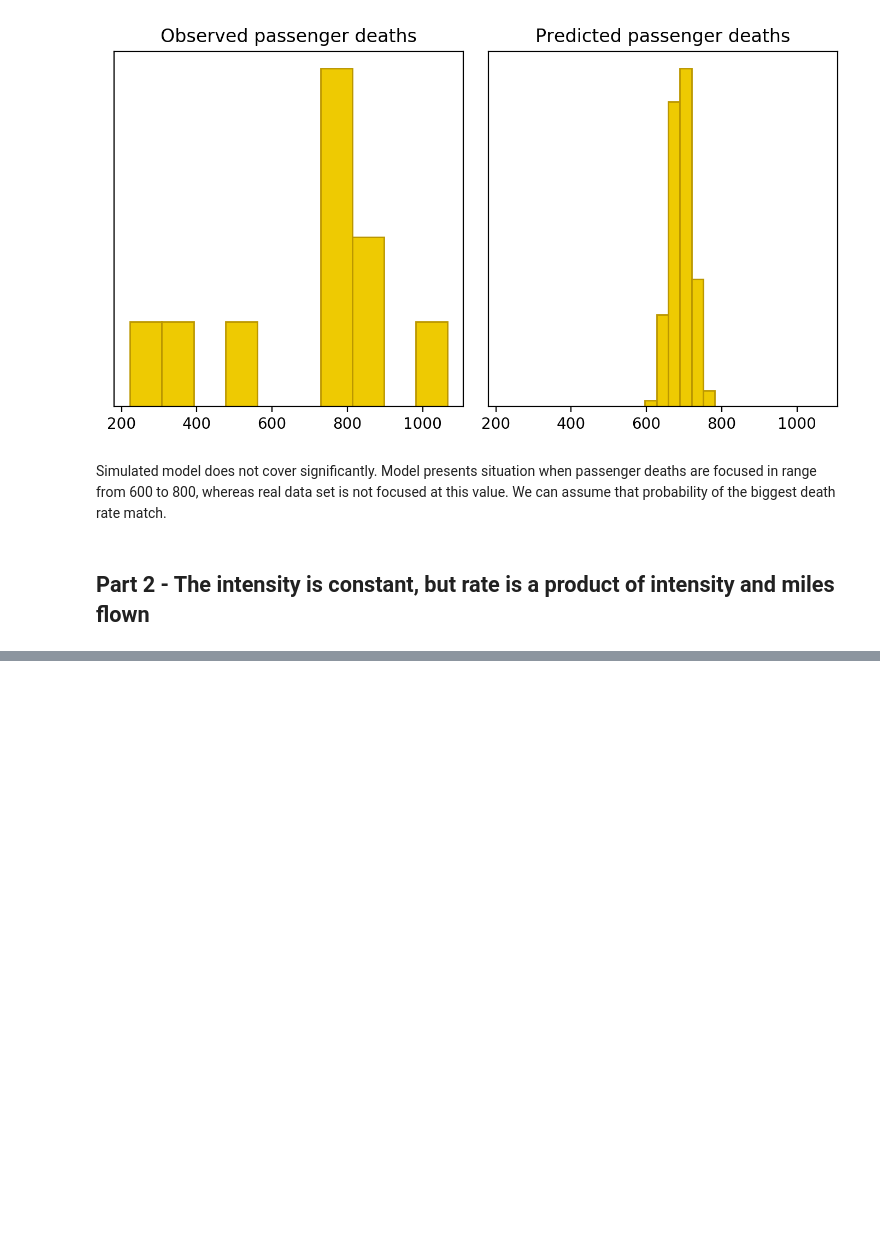
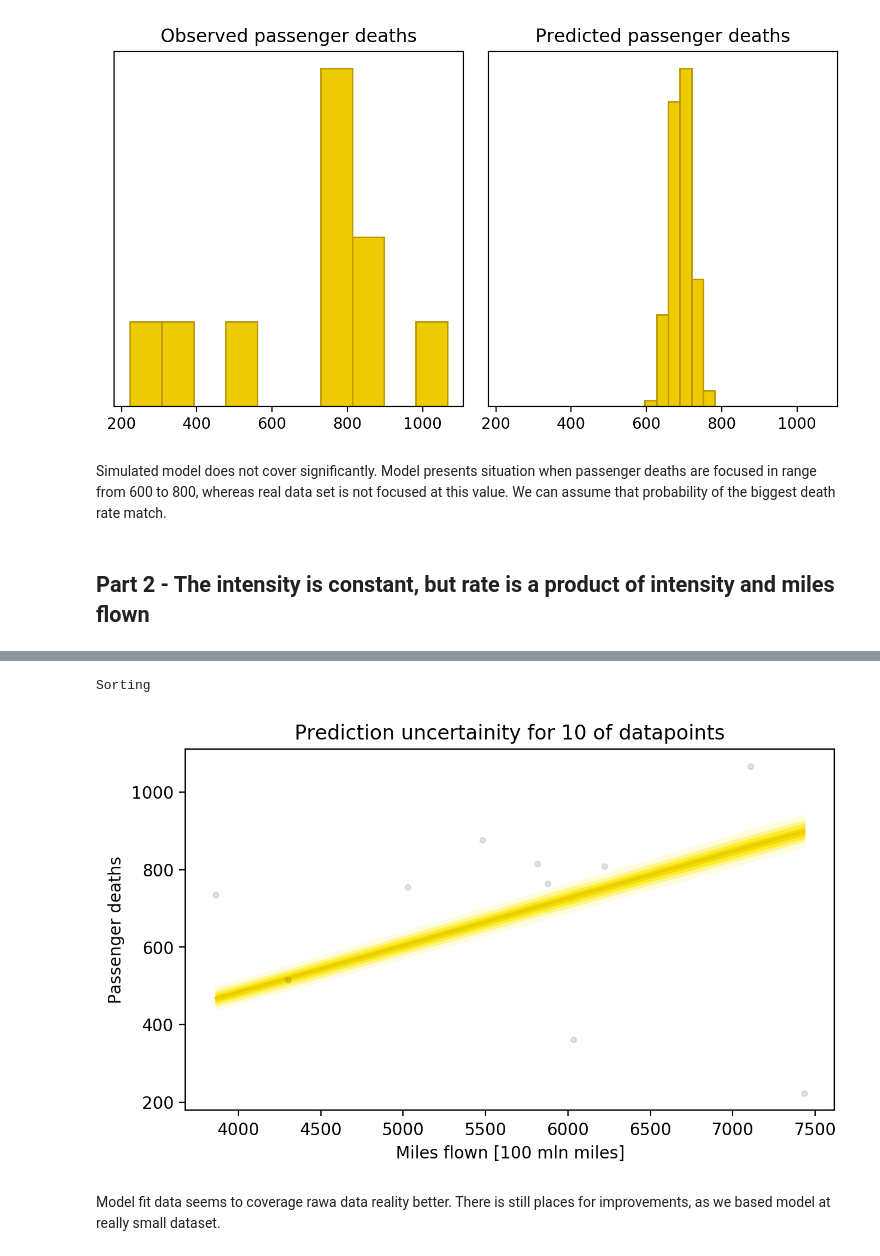
Before and after one commit to hmilanowski/CPS_DA, a Jupyter notebook: Lab_04.ipynb, the cells around one changed output, grey strips where cells are left out. Drawn from its saved outputs; the diff is of its cells as text; code cells hidden in the pictures; blank space fills up the shorter version.

```diff
--- a/Lab_04.ipynb
+++ b/Lab_04.ipynb
@@ -175,0 +289,13 @@ Simulated model does not cover significantly. Model presents situation when pass
+# %%
+fig, axes = plt.subplots(1, 1, figsize=(7, 4))
+axes = ribbon_plot(airline_data['Miles flown [100 mln miles]'].values,deaths_rate_pred,axes)
+axes.scatter(airline_data['Miles flown [100 mln miles]'],airline_data['Passenger deaths'],color='black',alpha=0.1,s=10)
+axes.set_ylabel('Passenger deaths')
+axes.set_xlabel('Miles flown [100 mln miles]')
+axes.set_title('Prediction uncertainity for {} of datapoints'.format(len(airline_data)))
+plt.show()
+# %% [output]
+Sorting
+[figure, added]
+# %% [markdown]
+Model fit data seems to coverage rawa data reality better. There is still places for improvements, as we based model at really small dataset.
```
Also changed, not shown: parts of 15 cells of this notebook, 5 other files.
